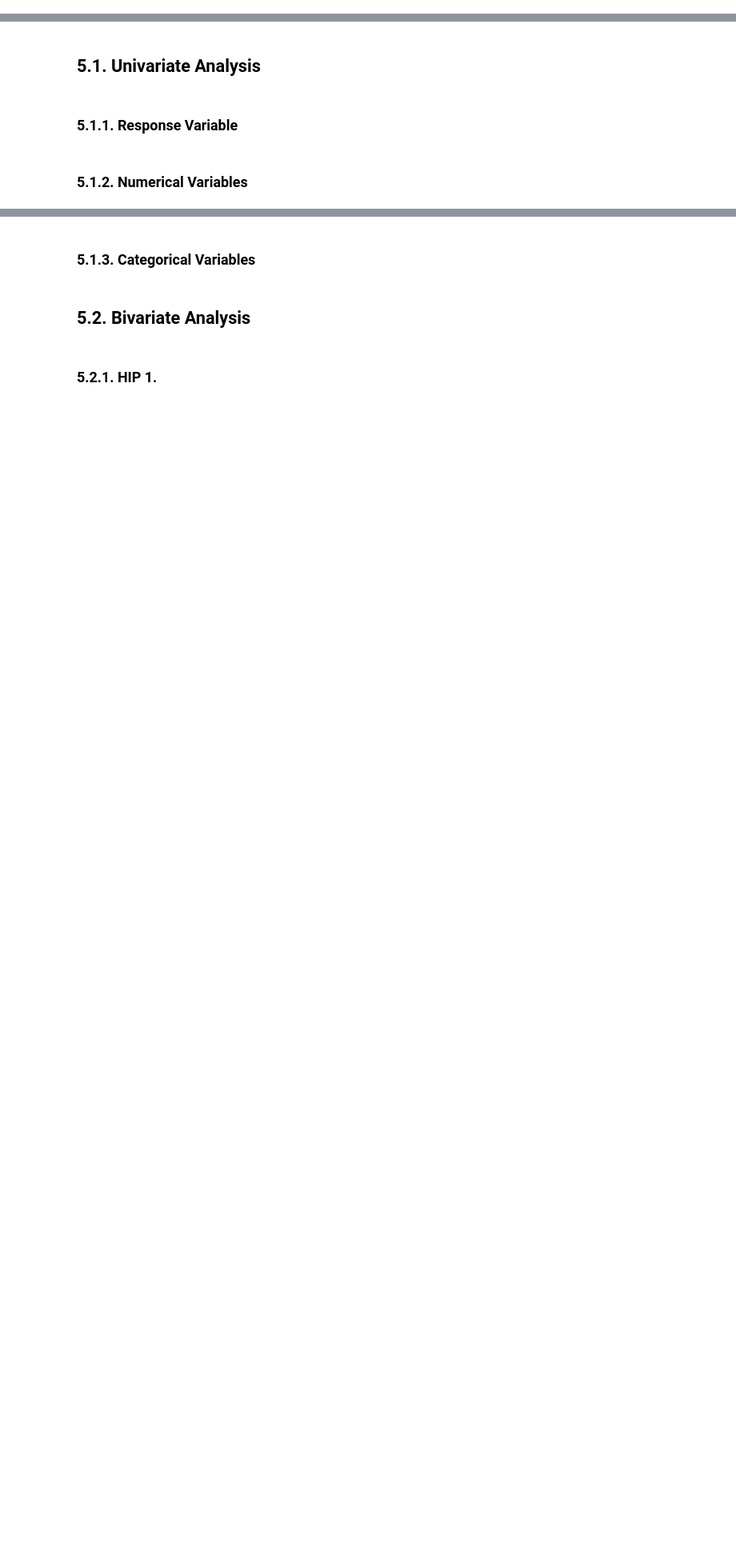
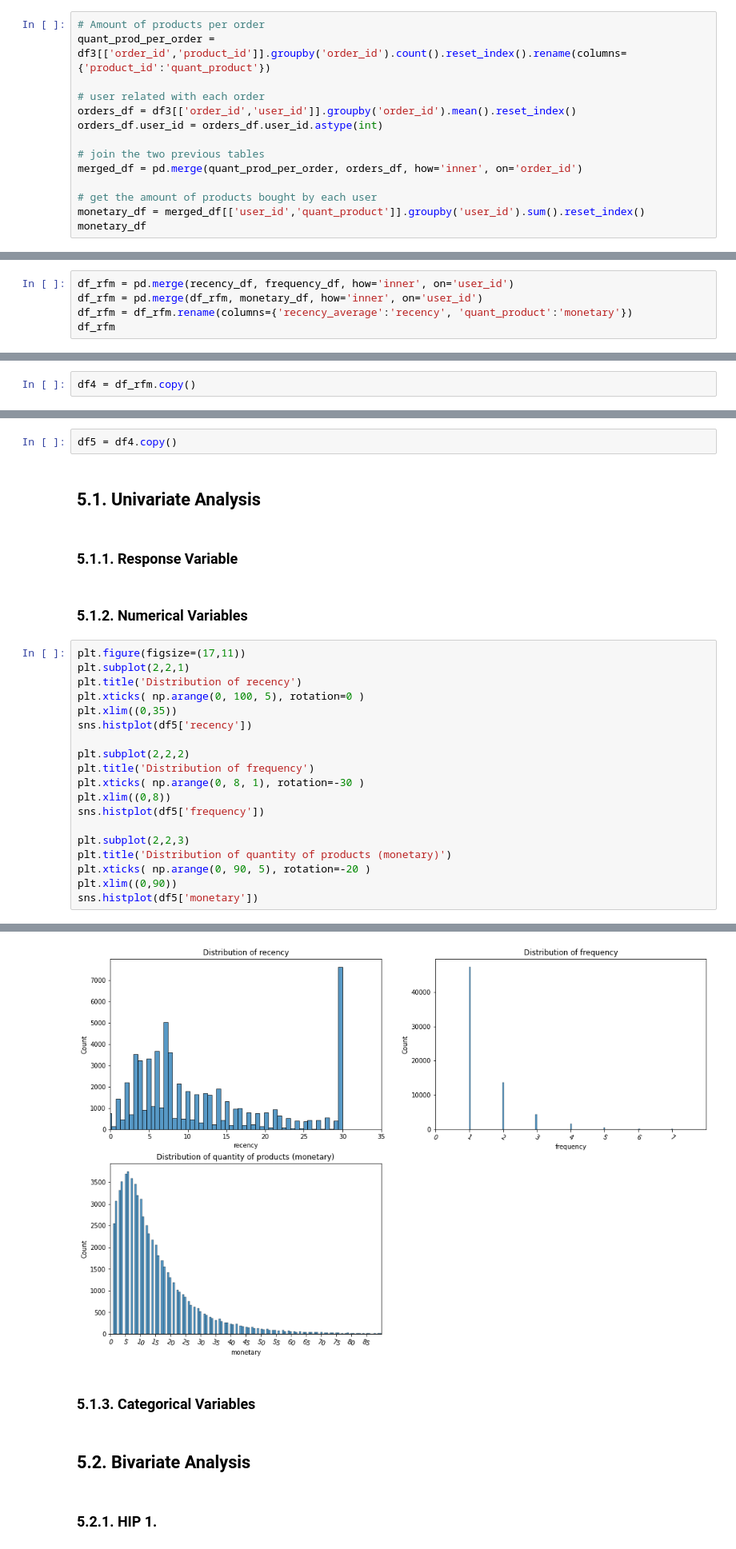
Before and after one commit to gabrielhpr/InstacartClustering, a Jupyter notebook: InstacartClustering.ipynb, the cells around one changed output, grey strips where cells are left out. Shown at 80% size. Drawn from its saved outputs; the diff is of its cells as text; blank space fills up the shorter version.

```diff
--- a/InstacartClustering.ipynb
+++ b/InstacartClustering.ipynb
@@ -419,0 +480,14 @@ cat_data['department'].value_counts().sort_values(ascending=False).reset_index()
+# %%
+# Amount of products per order
+quant_prod_per_order = df3[['order_id','product_id']].groupby('order_id').count().reset_index().rename(columns={'product_id':'quant_product'})
+
+# user related with each order
+orders_df = df3[['order_id','user_id']].groupby('order_id').mean().reset_index()
+orders_df.user_id = orders_df.user_id.astype(int)
+
+# join the two previous tables
+merged_df = pd.merge(quant_prod_per_order, orders_df, how='inner', on='order_id')
+
+# get the amount of products bought by each user
+monetary_df = merged_df[['user_id','quant_product']].groupby('user_id').sum().reset_index()
+monetary_df
@@ -419,0 +510,5 @@ cat_data['department'].value_counts().sort_values(ascending=False).reset_index()
+# %%
+df_rfm = pd.merge(recency_df, frequency_df, how='inner', on='user_id')
+df_rfm = pd.merge(df_rfm, monetary_df, how='inner', on='user_id')
+df_rfm = df_rfm.rename(columns={'recency_average':'recency', 'quant_product':'monetary'})
+df_rfm
@@ -420,14 +529,38 @@ cat_data['department'].value_counts().sort_values(ascending=False).reset_index()
 # %% [markdown]
 # 4.0. Filtering variables
+# %%
+df4 = df_rfm.copy()
 # %% [markdown]
 ## 4.1. Filtering rows
 # %% [markdown]
 ## 4.2. Selecting columns
 # %% [markdown]
 # 5.0. Exploratory Data Analysis
+# %%
+df5 = df4.copy()
 # %% [markdown]
 ## 5.1. Univariate Analysis
 # %% [markdown]
 ### 5.1.1.  Response Variable
 # %% [markdown]
 ### 5.1.2. Numerical Variables
+# %%
+plt.figure(figsize=(17,11))
+plt.subplot(2,2,1)
+plt.title('Distribution of recency')
+plt.xticks( np.arange(0, 100, 5), rotation=0 )
+plt.xlim((0,35))
+sns.histplot(df5['recency'])
+
+plt.subplot(2,2,2)
+plt.title('Distribution of frequency')
+plt.xticks( np.arange(0, 8, 1), rotation=-30 )
+plt.xlim((0,8))
+sns.histplot(df5['frequency'])
+
+plt.subplot(2,2,3)
+plt.title('Distribution of quantity of products (monetary)')
+plt.xticks( np.arange(0, 90, 5), rotation=-20 )
+plt.xlim((0,90))
+sns.histplot(df5['monetary'])
+# %% [output]
@@ -434,3 +568,4 @@ cat_data['department'].value_counts().sort_values(ascending=False).reset_index()
+[figure, added]
 # %% [markdown]
 ### 5.1.3. Categorical Variables
 # %% [markdown]
```
Also changed, not shown: parts of 28 cells of this notebook.
